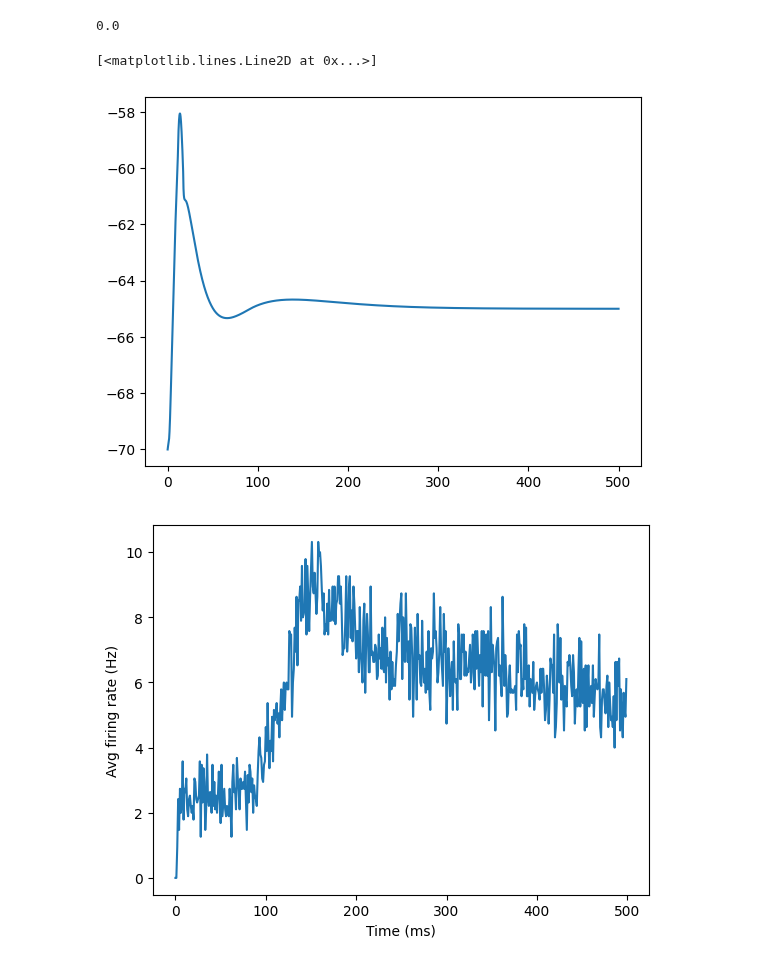
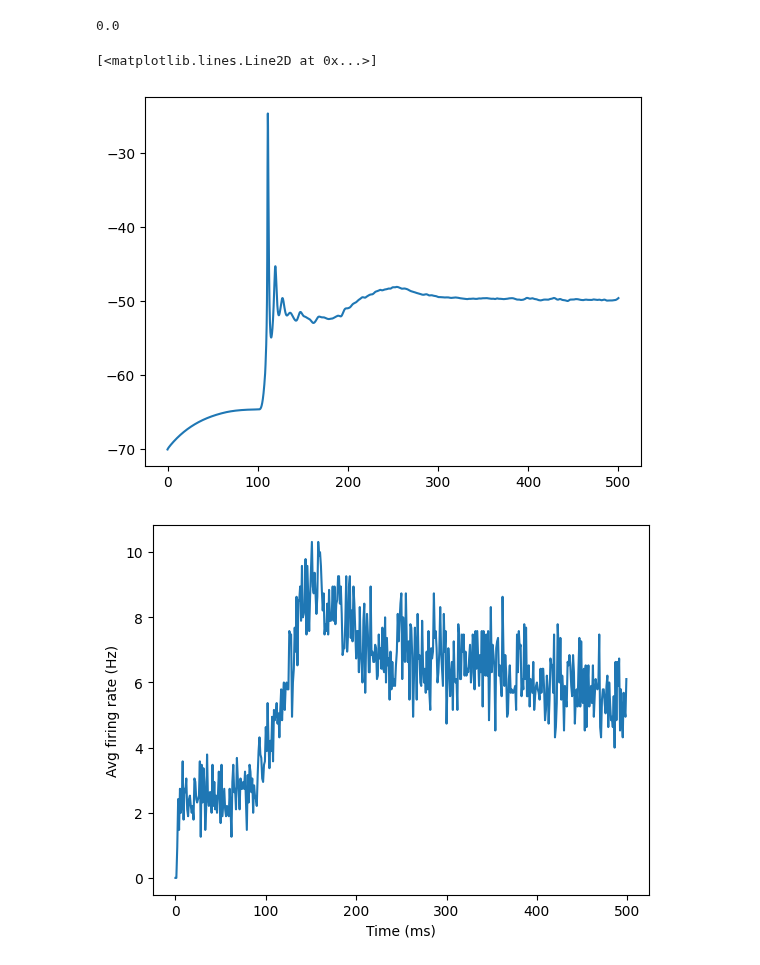
Before and after one commit to ddopp4877/single-cell-tuning, a Jupyter notebook: stim_synapses.ipynb, the cells around one changed output. Drawn from its saved outputs; the diff is of its cells as text; code cells hidden in the pictures.

```diff
--- a/stim_synapses.ipynb
+++ b/stim_synapses.ipynb
@@ -183,0 +177,13 @@ print(background_spikes)
+# %%
+N_stim = 500
+all_spikes = []
+
+for i in range(N_stim):
+    win_size = 5
+    lambdas_array = PFR_firing_rate_shortened
+    spikes = spike_train_generation.inhomogeneous_poisson_through_num_points(lambdas_array,win_size)
+    timestamps = inhomogeneous_poisson_timestamps(lambdas_array,win_size,dt =1,start_time=100 )
+    all_spikes.append(timestamps)
+df = pd.DataFrame([{'node_ids': node_id, 'timestamps': t} for node_id, times in enumerate(all_spikes) for t in times])
+grouped_stim = df.groupby('node_ids')['timestamps'].apply(list).reset_index()
+grouped_stim
@@ -184,6 +204,12 @@ print(background_spikes)
 # %%
+
 N_background = 8000
 all_bg_spikes = []
 for i in range(N_background):
     background_spikes = spike_train_generation.homogeneous_poisson_timestamps(rate_hz=2, duration_ms=500)
     all_bg_spikes.append(background_spikes)
+
+df = pd.DataFrame([{'node_ids': node_id, 'timestamps': t} for node_id, times in enumerate(all_bg_spikes) for t in times])
+grouped = df.groupby('node_ids')['timestamps'].apply(list).reset_index()
+
+print(df)
@@ -257,2 +255,3 @@ cell.add_random_synapses_from_df(df, "AMPA_NMDA_STP", syn_params, section_pool=c
 # %%
-cell.add_random_synapses_from_df(df_sampled, "AMPA_NMDA_STP", syn_params, section_pool=[cell.proximal_dends,cell.distal_dends])
+cell = AllenCell(0)
+cell.add_random_synapses_from_df(grouped, "AMPA_NMDA_STP", syn_params, section_pool=[cell.proximal_dends,cell.distal_dends])
@@ -259,3 +276,5 @@ cell.add_random_synapses_from_df(df_sampled, "AMPA_NMDA_STP", syn_params, sectio
+# %%
+cell.add_random_synapses_from_df(grouped_stim, "AMPA_NMDA_STP", syn_params, section_pool=[cell.proximal_dends])
 # %%
 
 print(f"Added {len(cell.synapses)} synapses")
@@ -279,10 +312,12 @@ h.run()
 # %% [output]
 0.0
 # %%
-plt.plot(tvec,vvec)
+T,V = np.array(tvec),np.array(vvec)
+plt.plot(T,V)
+# plt.vlines(100,ymin=min(V),ymax=max(V),color = 'r')
 # %% [output]
 [<matplotlib.lines.Line2D at 0x...>]
-[figure, old version]
+[figure, new version]
 # %%
 
 
```
Also changed, not shown: parts of 15 cells of this notebook, 1 other file.
